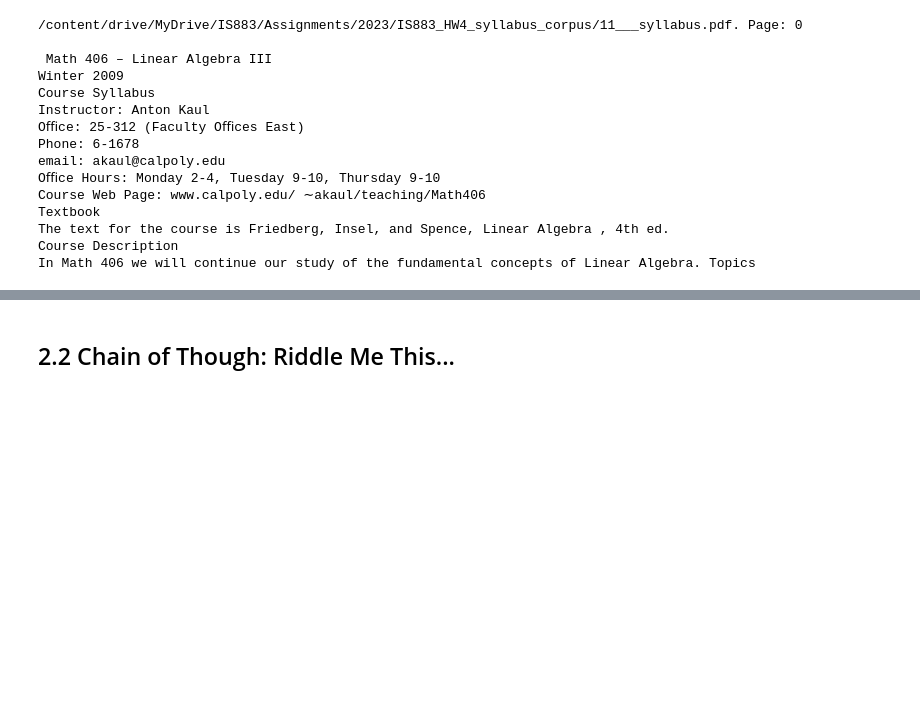
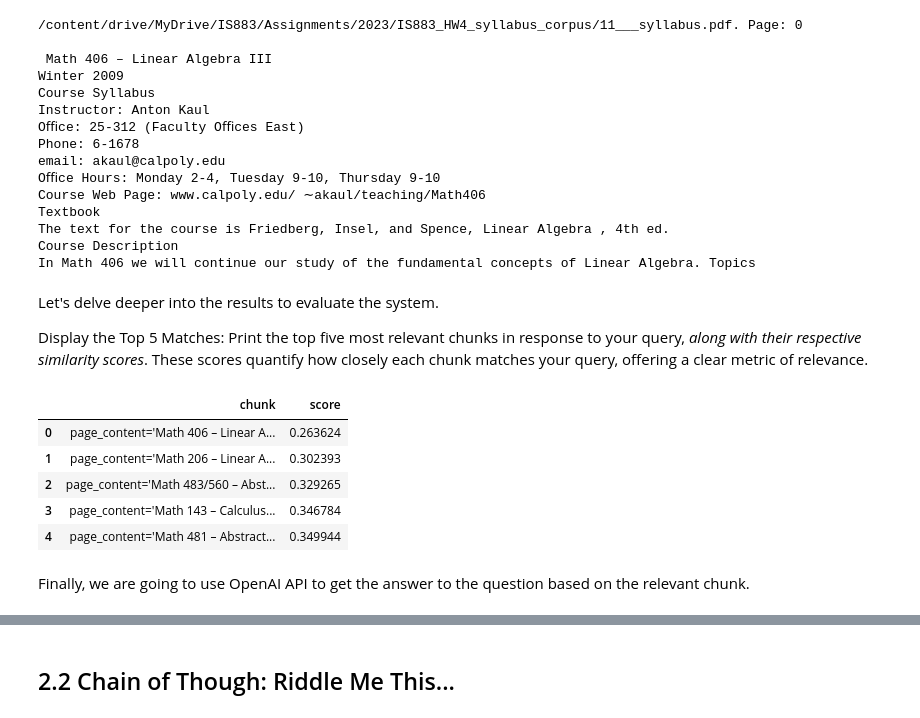
Before and after one commit to elhamod/IS813, a Jupyter notebook: Week6/IS883_2024_Week6.ipynb, the cells around one changed output, grey strips where cells are left out. Drawn from its saved outputs; the diff is of its cells as text; code cells hidden in the pictures; blank space fills up the shorter version.

```diff
--- a/Week6/IS883_2024_Week6.ipynb
+++ b/Week6/IS883_2024_Week6.ipynb
@@ -138,3 +139,25 @@ Textbook
 The text for the course is Friedberg, Insel, and Spence, Linear Algebra , 4th ed.
 Course Description
 In Math 406 we will continue our study of the fundamental concepts of Linear Algebra. Topics
+# %% [markdown]
+Let's delve deeper into the results to evaluate the system.
+
+Display the Top 5 Matches: Print the top five most relevant chunks in response to your query, *along with their respective similarity scores*. These scores quantify how closely each chunk matches your query, offering a clear metric of relevance.
+# %%
+answers_with_scores = faiss_index.similarity_search_with_score(question, k=5)
+
+# Creating a DataFrame
+import pandas as pd
+df = pd.DataFrame(answers_with_scores, columns=['chunk', 'score'])
+
+# Displaying the DataFrame
+df
+# %% [output]
+|  | chunk | score |
+| 0 | page_content='Math 406 – Linear A... | 0.263624 |
+| 1 | page_content='Math 206 – Linear A... | 0.302393 |
+| 2 | page_content='Math 483/560 – Abst... | 0.329265 |
+| 3 | page_content='Math 143 – Calculus... | 0.346784 |
+| 4 | page_content='Math 481 – Abstract... | 0.349944 |
+# %% [markdown]
+Finally, we are going to use OpenAI API to get the answer to the question based on the relevant chunk.
```
Also changed, not shown: parts of 11 cells of this notebook.
